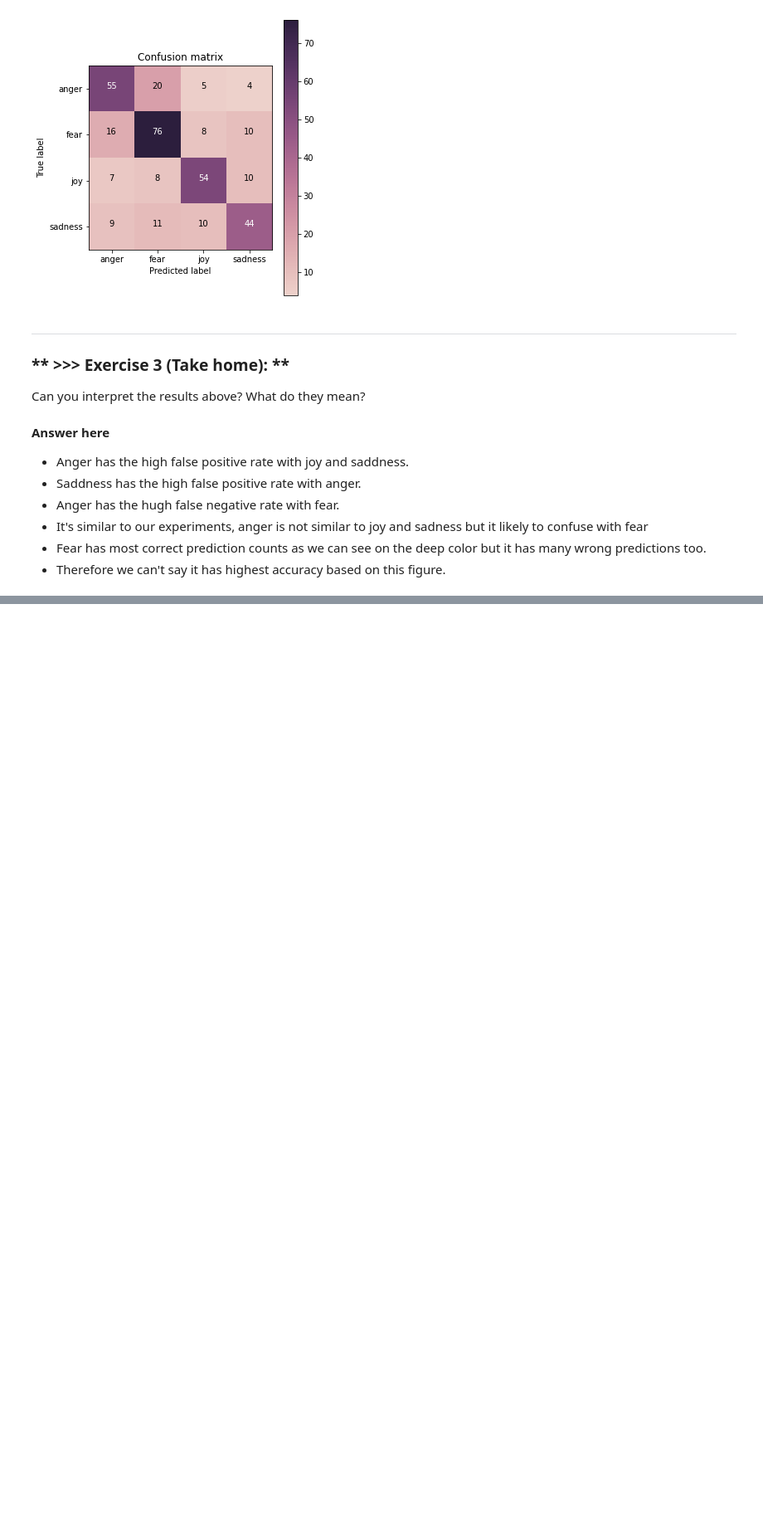
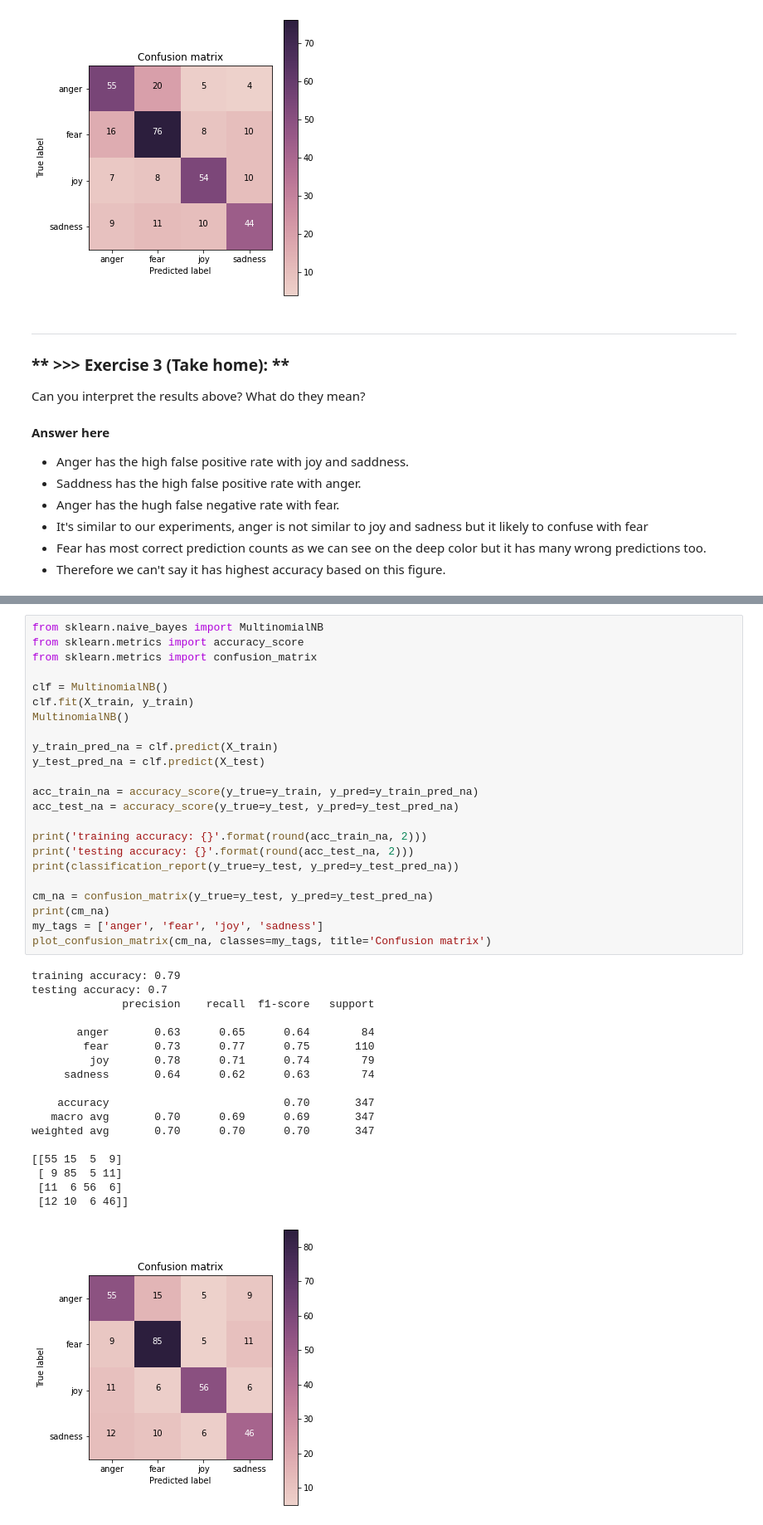
Before and after one commit to kylekylehaha/DM2021-Lab2-HW2, a Jupyter notebook: DM2021-Lab2-Homework.ipynb, the cells around one changed output, grey strips where cells are left out. Shown at 83% size. Drawn from its saved outputs; the diff is of its cells as text; blank space fills up the shorter version.

```diff
--- a/DM2021-Lab2-Homework.ipynb
+++ b/DM2021-Lab2-Homework.ipynb
@@ -409,0 +416,42 @@ Can you interpret the results above? What do they mean?
+# %%
+from sklearn.naive_bayes import MultinomialNB
+from sklearn.metrics import accuracy_score
+from sklearn.metrics import confusion_matrix
+
+clf = MultinomialNB()
+clf.fit(X_train, y_train)
+MultinomialNB()
+
+y_train_pred_na = clf.predict(X_train)
+y_test_pred_na = clf.predict(X_test)
+
+acc_train_na = accuracy_score(y_true=y_train, y_pred=y_train_pred_na)
+acc_test_na = accuracy_score(y_true=y_test, y_pred=y_test_pred_na)
+
+print('training accuracy: {}'.format(round(acc_train_na, 2)))
+print('testing accuracy: {}'.format(round(acc_test_na, 2)))
+print(classification_report(y_true=y_test, y_pred=y_test_pred_na))
+
+cm_na = confusion_matrix(y_true=y_test, y_pred=y_test_pred_na)
+print(cm_na)
+my_tags = ['anger', 'fear', 'joy', 'sadness']
+plot_confusion_matrix(cm_na, classes=my_tags, title='Confusion matrix')
+# %% [output]
+training accuracy: 0.79
+testing accuracy: 0.7
+              precision    recall  f1-score   support
+
+       anger       0.63      0.65      0.64        84
+        fear       0.73      0.77      0.75       110
+         joy       0.78      0.71      0.74        79
+     sadness       0.64      0.62      0.63        74
+
+    accuracy                           0.70       347
+   macro avg       0.70      0.69      0.69       347
+weighted avg       0.70      0.70      0.70       347
+
+[[55 15  5  9]
+ [ 9 85  5 11]
+ [11  6 56  6]
+ [12 10  6 46]]
+[figure, added]
```
Also changed, not shown: parts of 1 cell of this notebook.
